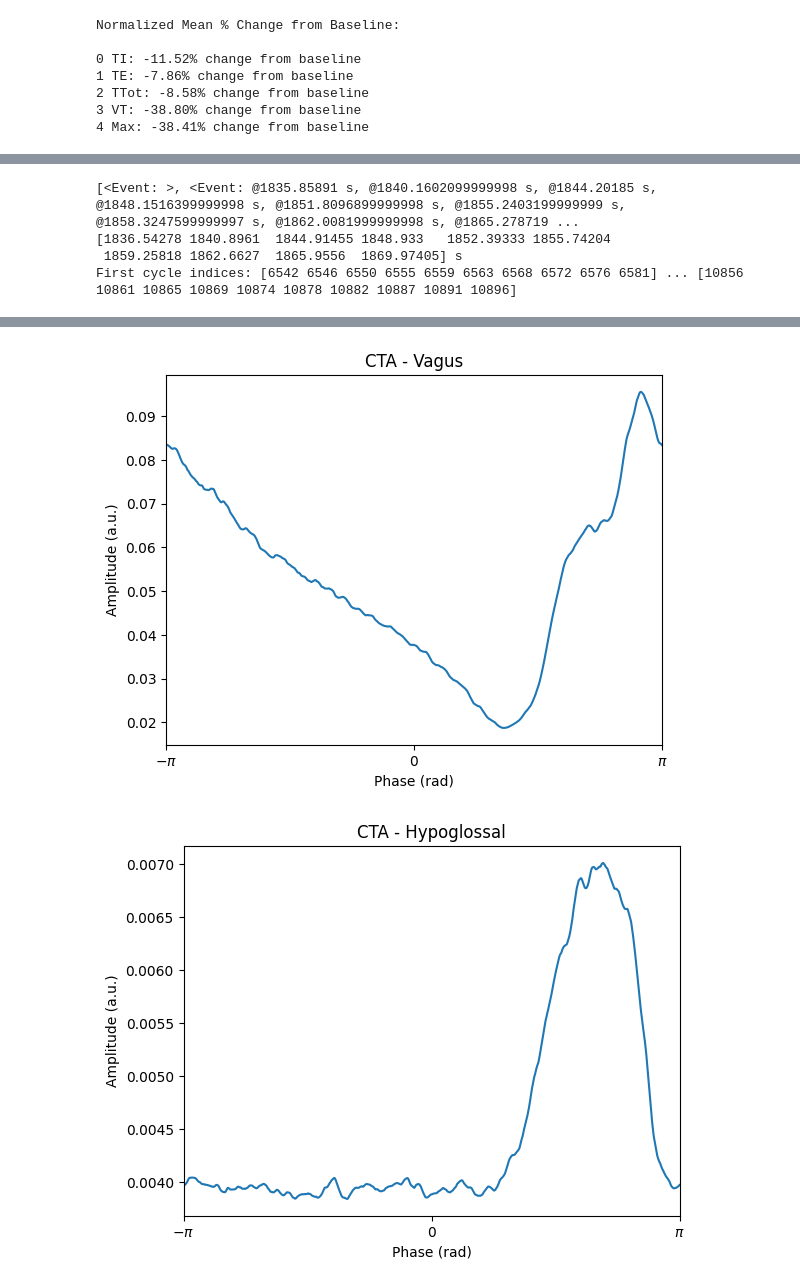
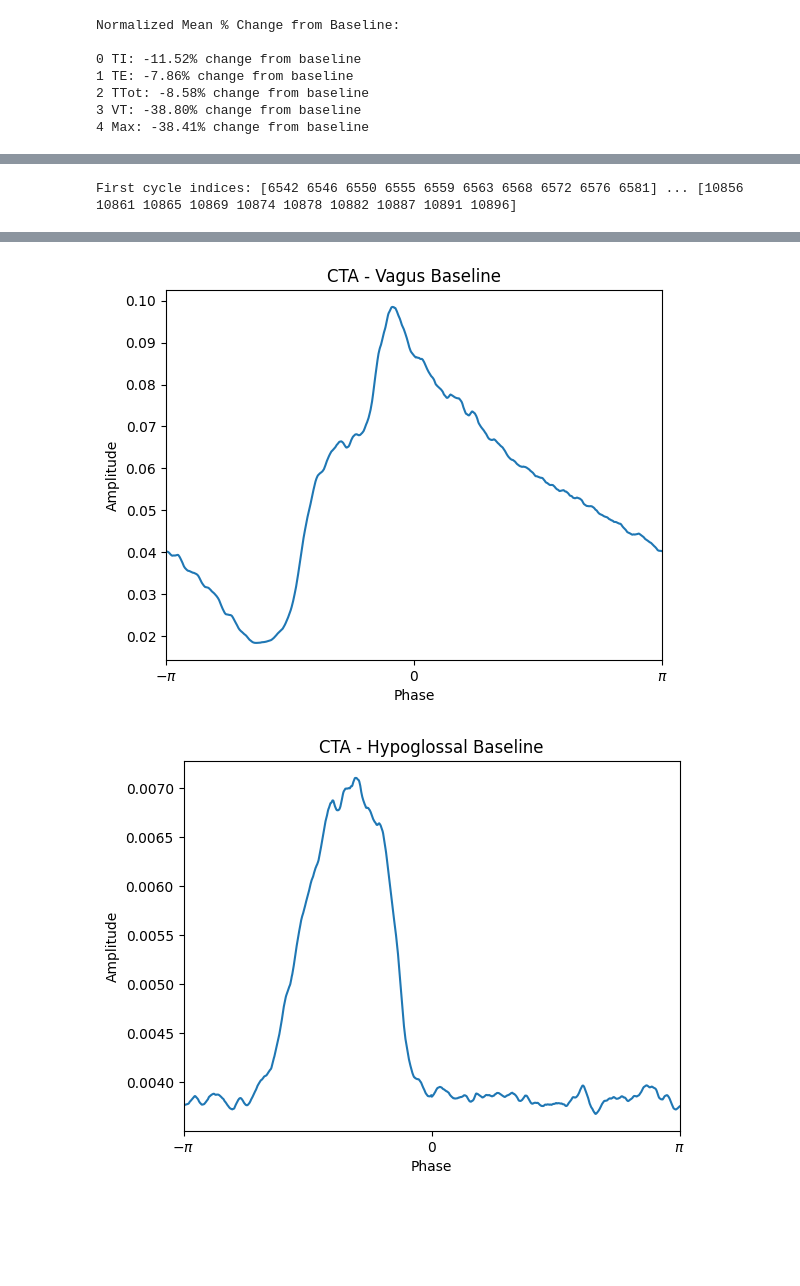
Before and after one commit to ashleighwalker/carbenoxolone, a Jupyter notebook: carbenoxolone analysis.ipynb, the cells around one changed output, grey strips where cells are left out. Saved outputs shown, nothing was run; the diff lists cells and outputs as text; code cells hidden in the pictures; blank space fills up the shorter version.

Commit message:
updated to include start and end time

```diff
--- a/carbenoxolone analysis.ipynb
+++ b/carbenoxolone analysis.ipynb
@@ -287,9 +218,9 @@ reader = neo.io.Spike2IO(filename=filename)
 block = reader.read_block()
 
 block.segments[0].events
-print(block.segments[0].events)
-insp_on = block.segments[0].events[2]
-print(insp_on.times[:10]) #prints first 10 ON event times to verify channel
+#print(block.segments[0].events)
+insp_off = block.segments[0].events[2]
+#print(insp_off.times[:10]) #prints first 10 ON event times to verify channel
 
 
 # Load analog signals
@@ -300,14 +231,16 @@ fs_mp = float(mp.sampling_rate)  #mp.sampling_rate gives rate that signal was re
 #print(fs_mp)
 
 start_time = 1830  # float (no units)
+end_time = 2295
 start_sample = int(start_time* fs_mp) #converts start time to sampling index
+end_sample = int(end_time * fs_mp)
 #print(start_sample)
 
-event_times = insp_on.times[insp_on.times >= start_time] #gets time points with unit 's'
-event_samples = ((event_times.rescale(pq.s).magnitude - start_time) * fs_mp).astype(int) #pq.s converts everything to the same units bc was a float
+event_times = insp_off.times[(insp_off.times >= start_time) & (insp_off.times <= end_time)]
+event_samples = ((event_times.rescale(pq.s).magnitude - start_time) * fs_mp).astype(int)
 #print(event_samples[:10])
 
-mp_segment = mp[start_sample:, :]  #finds the voltage of each channel starting at the start time, makes identifying channels easier
+mp_segment = mp[start_sample:end_sample, :]  #finds the voltage of each channel starting at the start time, makes identifying channels easier
 #print(mp_segment)
 #Channel 1 : phrenic
 #Channel 2 : vagus
@@ -371,12 +304,11 @@ for ch in range(mp_segment_np.shape[1]):
 n_bins = 1000  # number of points for each cycle
 cta = np.zeros((3, n_bins))  #3 channels(P,V,H)
 
-for i in range(len(event_samples) - 1):
+for i in range(len(event_samples) - 1): # -1 skips last event
     start_idx = event_samples[i]
     end_idx = event_samples[i + 1]
 
-    # create n_bins evenly spaced indices
-    cycle_indices = np.linspace(start_idx, end_idx, num=n_bins).astype(int)
+    cycle_indices = np.linspace(start_idx, end_idx, num=n_bins).astype(int) #make n_bins evenly spaced points on teh cycle, all same size
 
     # add this cycle to the CTA for all 3 channels
     cta += mp_smooth_full[cycle_indices, :3].T  # transpose to match shape (3 x n_bins)
@@ -386,25 +318,21 @@ for i in range(len(event_samples) - 1):
         print("First cycle indices:", cycle_indices[:10], "...", cycle_indices[-10:])
 
 n_cycles = len(event_samples) - 1
+cta /= n_cycles #short hand for cta = cta / n_cycles
 #cta = np.roll(cta, np.ceil(n_bins/2).astype(int))
-cta /= n_cycles
+cta = np.roll(cta, np.ceil(n_bins / 2).astype(int), axis=1) #center the CTA, axis=1 for time column
+
 phi = np.linspace(-np.pi, np.pi, n_bins)
 
-labels = ['Phrenic', 'Vagus', 'Hypoglossal']
+labels = ['Phrenic Baseline', 'Vagus Baseline', 'Hypoglossal Baseline']
 for ch in range(3):
     plt.figure()
     plt.plot(phi, cta[ch])
     plt.xlim([-np.pi, np.pi])
-    plt.xticks(
-        [-np.pi, 0, np.pi],
-        [r'$-\pi$', r'$0$', r'$\pi$']
-    )
+    plt.xticks([-np.pi, 0, np.pi],[r'$-\pi$', r'$0$', r'$\pi$']    )
     plt.title(f'CTA - {labels[ch]}')
-    plt.xlabel('Phase (rad)')
-    plt.ylabel('Amplitude (a.u.)')
+    plt.xlabel('Phase')
+    plt.ylabel('Amplitude')
     plt.show()
 # %% [output]
-[<Event: >, <Event: @1835.85891 s, @1840.1602099999998 s, @1844.20185 s, @1848.1516399999998 s, @1851.8096899999998 s, @1855.2403199999999 s, @1858.3247599999997 s, @1862.0081999999998 s, @1865.278719 ...
-[1836.54278 1840.8961  1844.91455 1848.933   1852.39333 1855.74204
- 1859.25818 1862.6627  1865.9556  1869.97405] s
 First cycle indices: [6542 6546 6550 6555 6559 6563 6568 6572 6576 6581] ... [10856 10861 10865 10869 10874 10878 10882 10887 10891 10896]
@@ -412,2 +340,2 @@ First cycle indices: [6542 6546 6550 6555 6559 6563 6568 6572 6576 6581] ... [10
-[figure, old version]
+[figure, new version]
-[figure, old version]
+[figure, new version]
```
Also changed, not shown: parts of 3 cells of this notebook.
